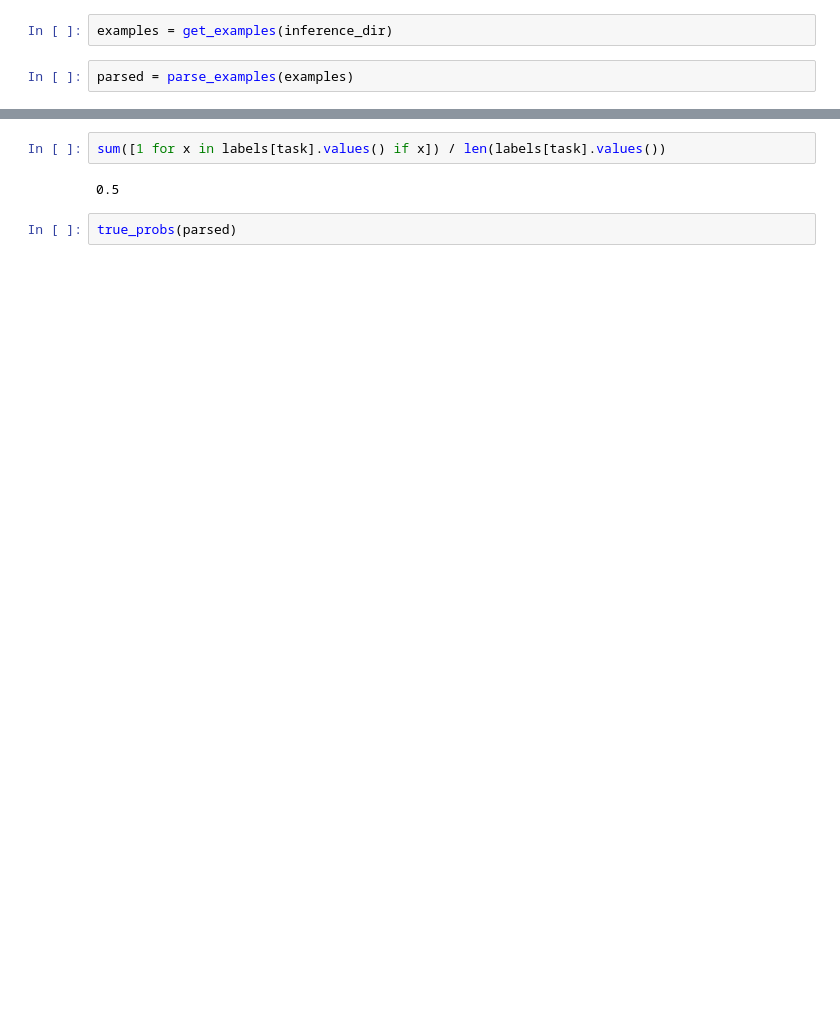
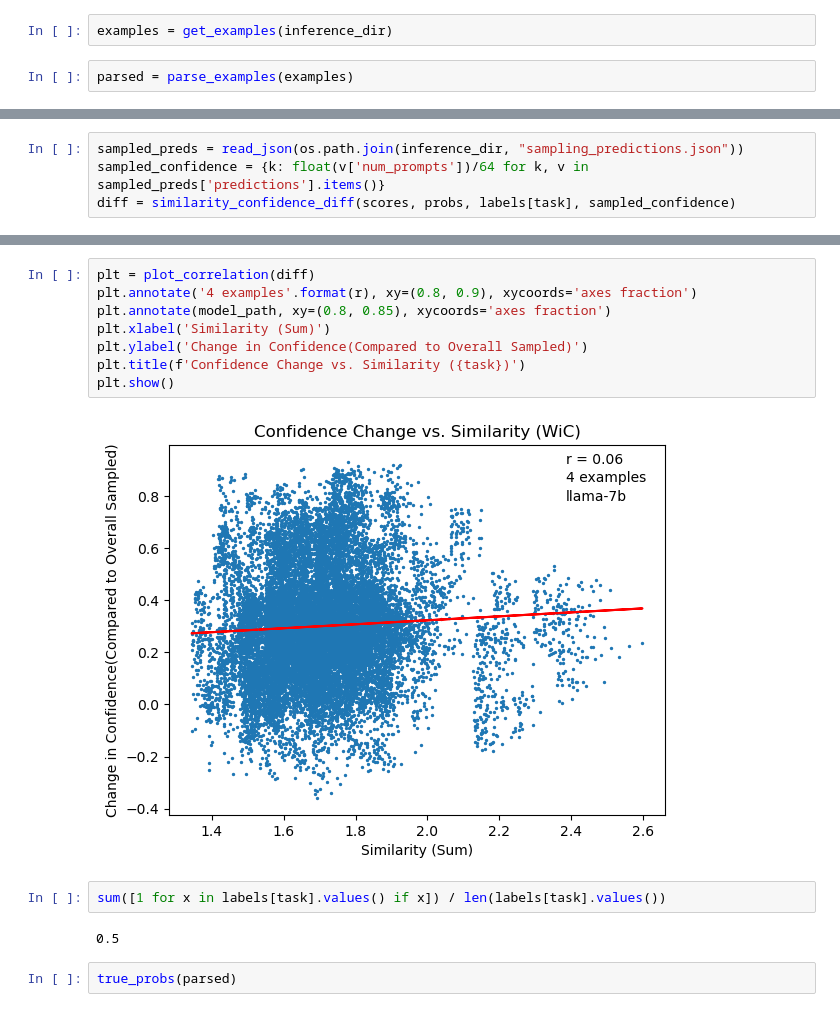
Before and after one commit to DavidHe137/mice, a Jupyter notebook: notebooks/analysis.ipynb, the cells around one changed output, grey strips where cells are left out. Drawn from its saved outputs; the diff is of its cells as text; blank space fills up the shorter version.

```diff
--- a/notebooks/analysis.ipynb
+++ b/notebooks/analysis.ipynb
@@ -176,0 +242,4 @@ if task not in labels:
+# %%
+sampled_preds = read_json(os.path.join(inference_dir, "sampling_predictions.json"))
+sampled_confidence = {k: float(v['num_prompts'])/64 for k, v in sampled_preds['predictions'].items()}
+diff = similarity_confidence_diff(scores, probs, labels[task], sampled_confidence)
@@ -177,3 +258,13 @@ if task not in labels:
+# %%
+plt = plot_correlation(diff)
+plt.annotate('4 examples'.format(r), xy=(0.8, 0.9), xycoords='axes fraction')
+plt.annotate(model_path, xy=(0.8, 0.85), xycoords='axes fraction')
+plt.xlabel('Similarity (Sum)')
+plt.ylabel('Change in Confidence(Compared to Overall Sampled)')
+plt.title(f'Confidence Change vs. Similarity ({task})')
+plt.show()
+# %% [output]
+[figure, added]
 # %%
 sum([1 for x in labels[task].values() if x]) / len(labels[task].values())
 # %% [output]
```
Also changed, not shown: parts of 22 cells of this notebook, 20 other files.
